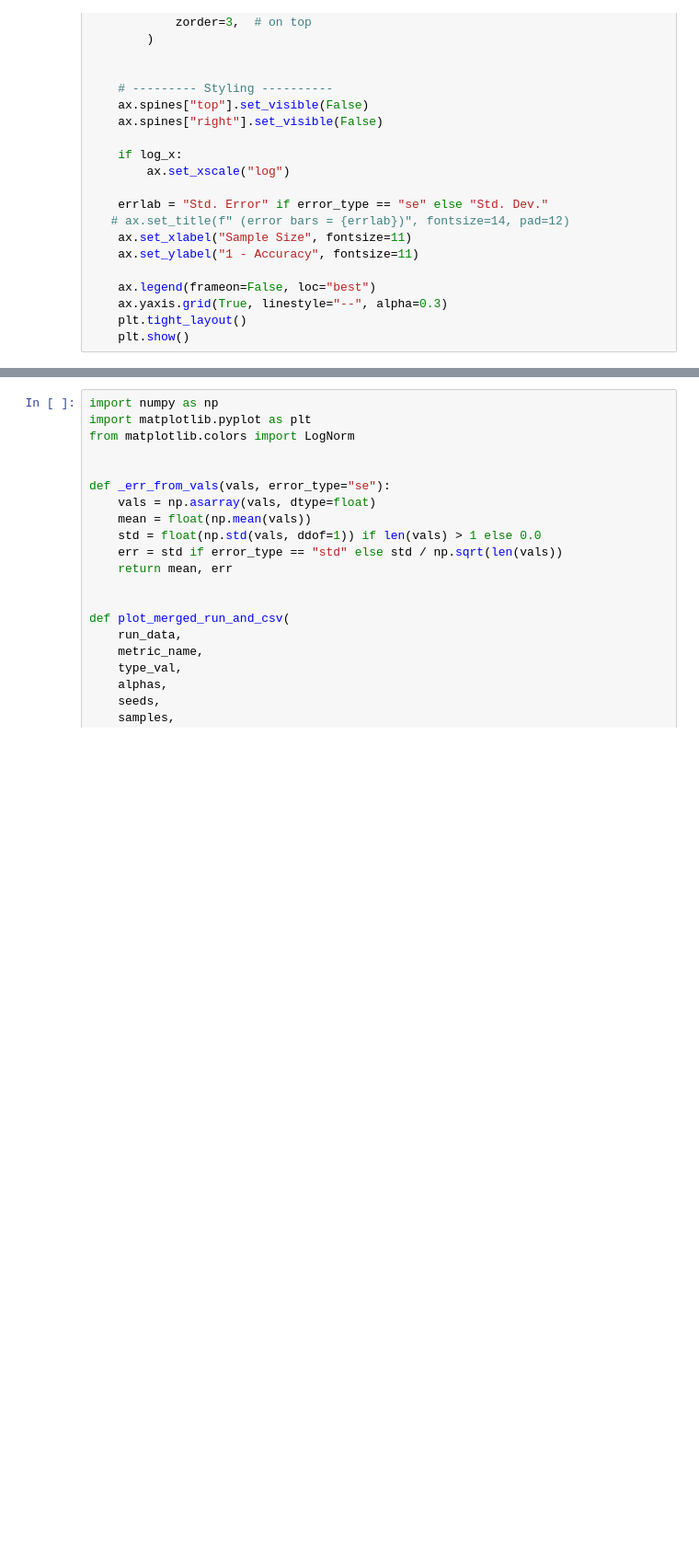
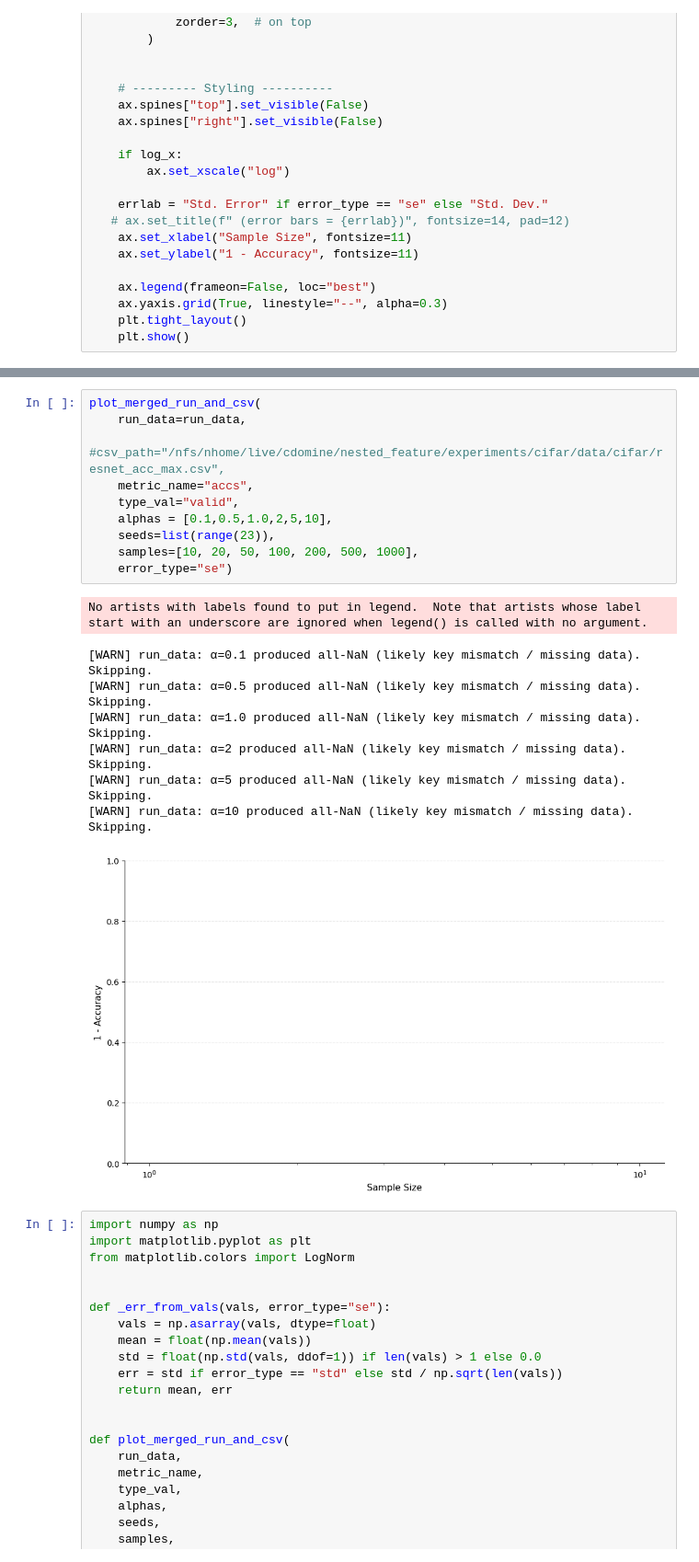
Before and after one commit to sflippl/multi-task, a Jupyter notebook: plot_submission.ipynb, the cells around one changed output, grey strips where cells are left out. Shown at 92% size. Saved outputs shown, nothing was run; the diff lists cells and outputs as text; blank space fills up the shorter version.

```diff
--- a/plot_submission.ipynb
+++ b/plot_submission.ipynb
@@ -166,3 +532,22 @@ plot_merged_run_and_csv(
+# %%
+plot_merged_run_and_csv(
+    run_data=run_data,
+    #csv_path="/nfs/nhome/live/cdomine/nested_feature/experiments/cifar/data/cifar/resnet_acc_max.csv",
+    metric_name="accs",
+    type_val="valid",
+    alphas = [0.1,0.5,1.0,2,5,10],
+    seeds=list(range(23)),
+    samples=[10, 20, 50, 100, 200, 500, 1000],
+    error_type="se")
+# %% [output]
+No artists with labels found to put in legend.  Note that artists whose label start with an underscore are ignored when legend() is called with no argument.
+[WARN] run_data: α=0.1 produced all-NaN (likely key mismatch / missing data). Skipping.
+[WARN] run_data: α=0.5 produced all-NaN (likely key mismatch / missing data). Skipping.
+[WARN] run_data: α=1.0 produced all-NaN (likely key mismatch / missing data). Skipping.
+[WARN] run_data: α=2 produced all-NaN (likely key mismatch / missing data). Skipping.
+[WARN] run_data: α=5 produced all-NaN (likely key mismatch / missing data). Skipping.
+[WARN] run_data: α=10 produced all-NaN (likely key mismatch / missing data). Skipping.
+[figure, added]
 # %%
 import numpy as np
 import matplotlib.pyplot as plt
```
Also changed, not shown: parts of 11 cells of this notebook.
